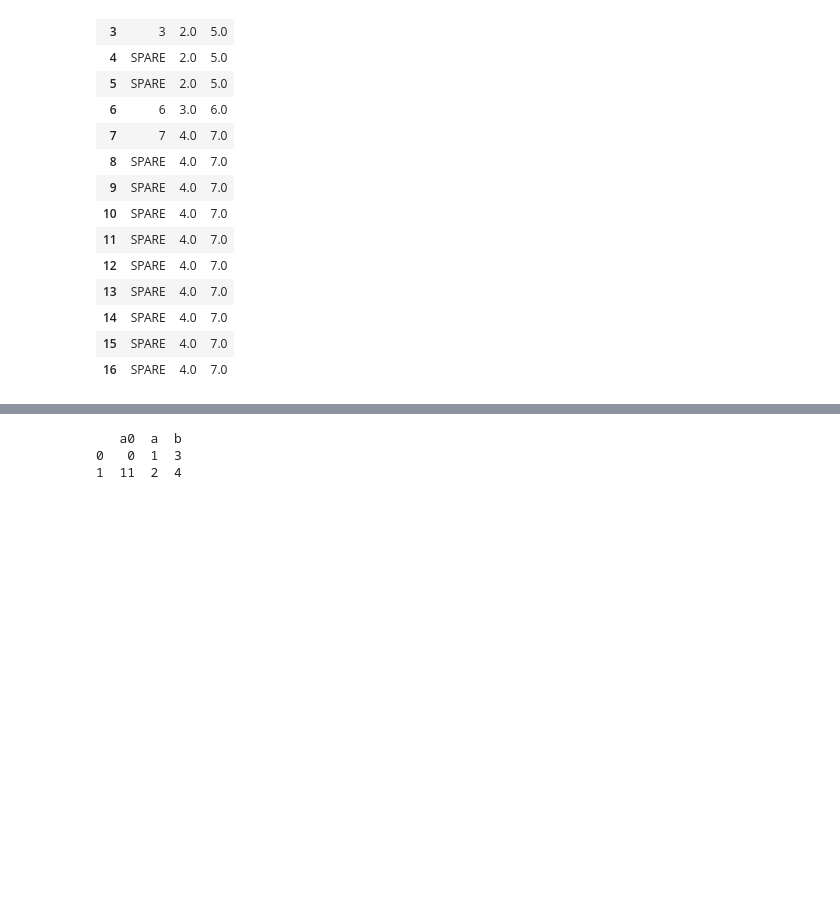
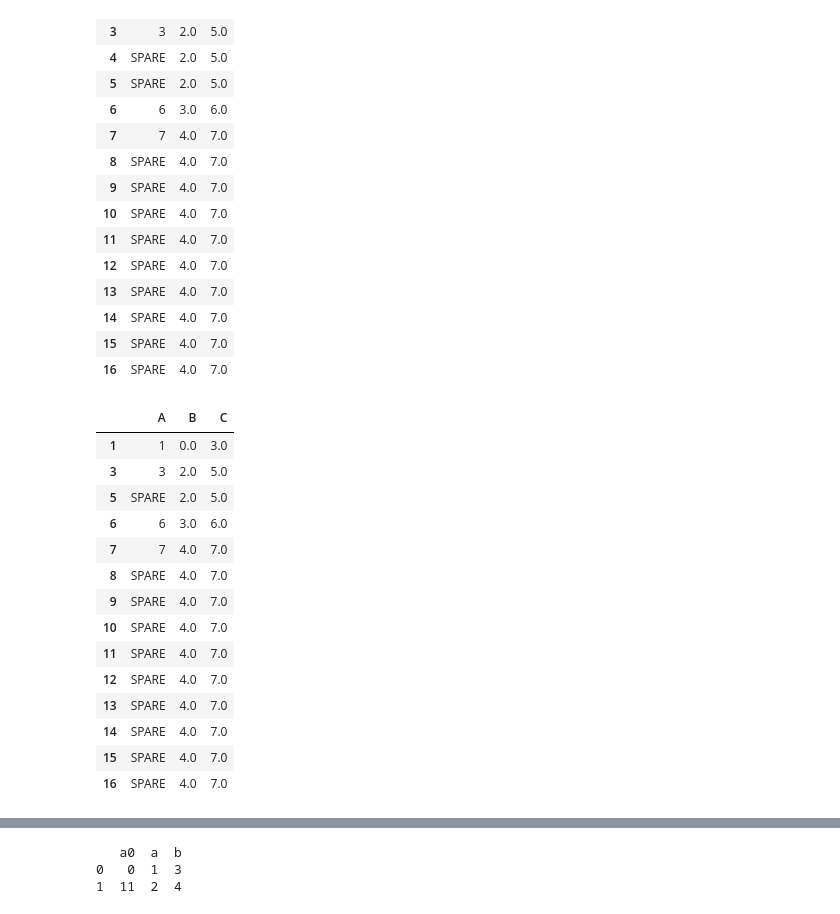
Before and after one commit to sashnat/pandas-practice, a Jupyter notebook: insert missing rows.ipynb, the cells around one changed output, grey strips where cells are left out. Saved outputs shown, nothing was run; the diff lists cells and outputs as text; code cells hidden in the pictures; blank space fills up the shorter version.

```diff
--- a/insert missing rows.ipynb
+++ b/insert missing rows.ipynb
@@ -58,7 +58,8 @@ df1.head(100)
 | 7 | 7.0 | 4.0 | 7.0 |
 # %%
 # an array through the minimum index to 17 (16 inclusive)
-df2 = df.reindex(np.arange(df.index.min(), 17), method='bfill')
+#df2 = df.reindex(np.arange(df.index.min(), 17), method='bfill')
+df2 = df1.reindex(np.arange(1, 17), fill_value=None)  # more correct way (assured) to fill cells with nan
 df2.head(100)
 # %% [output]
 |  | A | B | C |
@@ -147,3 +148,21 @@ df2.head(100)
 | 14 | SPARE | 4.0 | 7.0 |
 | 15 | SPARE | 4.0 | 7.0 |
 | 16 | SPARE | 4.0 | 7.0 |
+# %%
+df2.drop(df2.index[[1,3]]) # 1 , 3 - порядковый номер индекса, а не значение or df2.drop(df2.index[1], df2.index[3]])
+# %% [output]
+|  | A | B | C |
+| 1 | 1 | 0.0 | 3.0 |
+| 3 | 3 | 2.0 | 5.0 |
+| 5 | SPARE | 2.0 | 5.0 |
+| 6 | 6 | 3.0 | 6.0 |
+| 7 | 7 | 4.0 | 7.0 |
+| 8 | SPARE | 4.0 | 7.0 |
+| 9 | SPARE | 4.0 | 7.0 |
+| 10 | SPARE | 4.0 | 7.0 |
+| 11 | SPARE | 4.0 | 7.0 |
+| 12 | SPARE | 4.0 | 7.0 |
+| 13 | SPARE | 4.0 | 7.0 |
+| 14 | SPARE | 4.0 | 7.0 |
+| 15 | SPARE | 4.0 | 7.0 |
+| 16 | SPARE | 4.0 | 7.0 |
```
Also changed, not shown: parts of 2 cells of this notebook.
